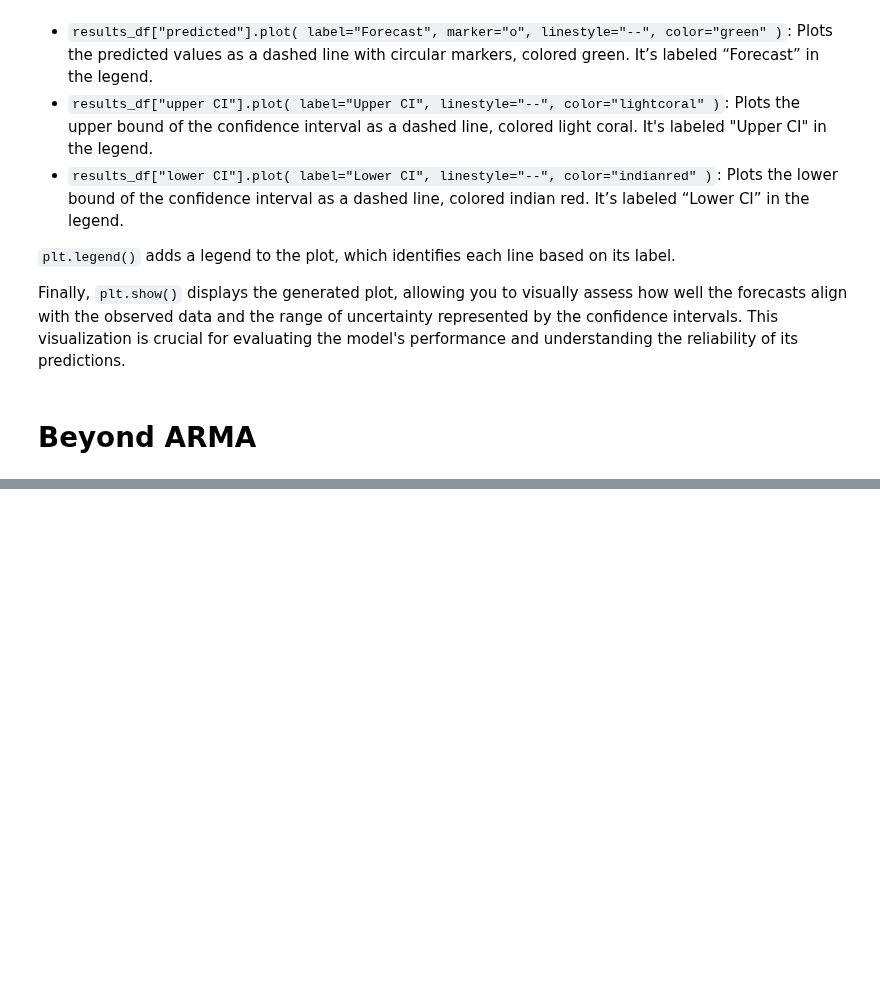
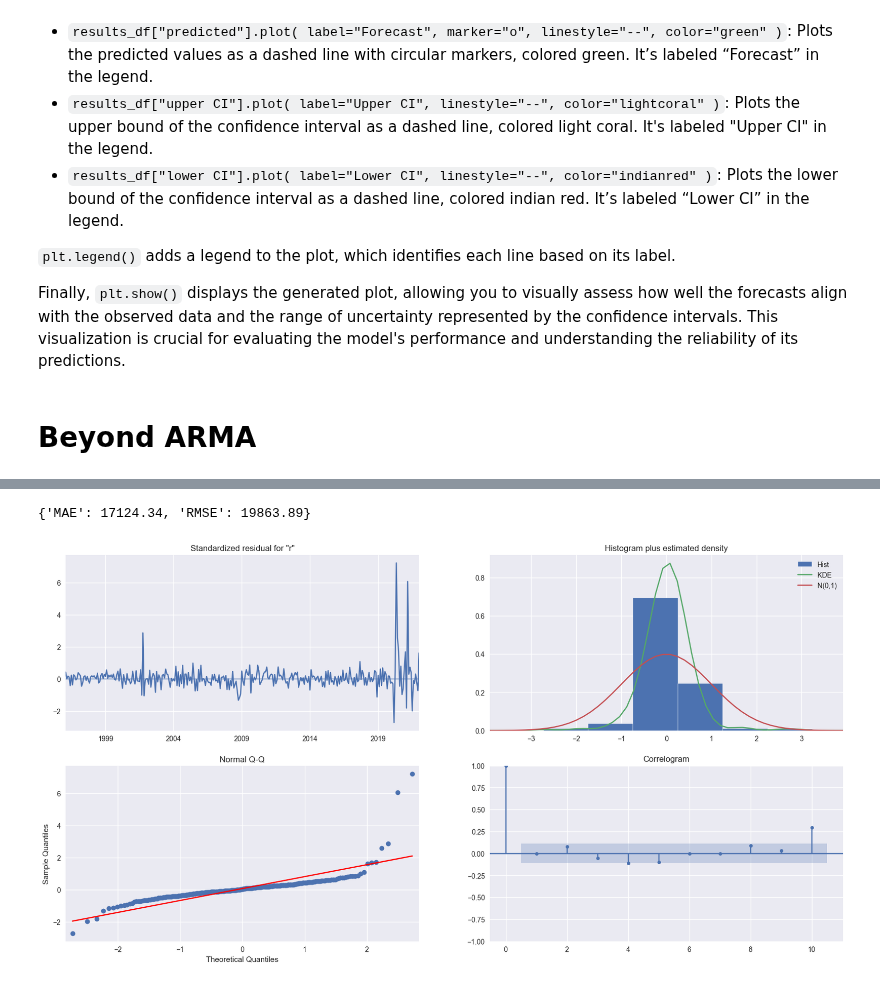
Before and after one commit to tng-konrad/time-series-with-Konrad, a Jupyter notebook: m03-arima-family.ipynb, the cells around one changed output, grey strips where cells are left out. Cells and saved outputs as stored; diff of their text form; code cells hidden in the pictures; blank space fills up the shorter version.

```diff
--- a/m03-arima-family.ipynb
+++ b/m03-arima-family.ipynb
@@ -561,0 +630,9 @@ TODO
+# %%
+model_sarimax1 = SARIMAX(
+    y_train,
+    exog=X_train,
+    order=(0, 1, 2),
+    seasonal_order=(0, 1, 2, 12),
+)
+result_sarimax1 = model_sarimax1.fit()
+print(result_sarimax1.summary())
@@ -561,0 +673,10 @@ TODO
+# %%
+forecast_sarimax1 = result_sarimax1.get_forecast(steps=len(y_test), exog=X_test).predicted_mean
+forecast_metrics(y_test,forecast_sarimax1)
+# %% [output]
+{'MAE': 17124.34, 'RMSE': 19863.89}
+# %%
+result_sarimax1.plot_diagnostics()
+print()
+# %% [output]
+[figure, added]
```
Also changed, not shown: parts of 67 cells of this notebook.
